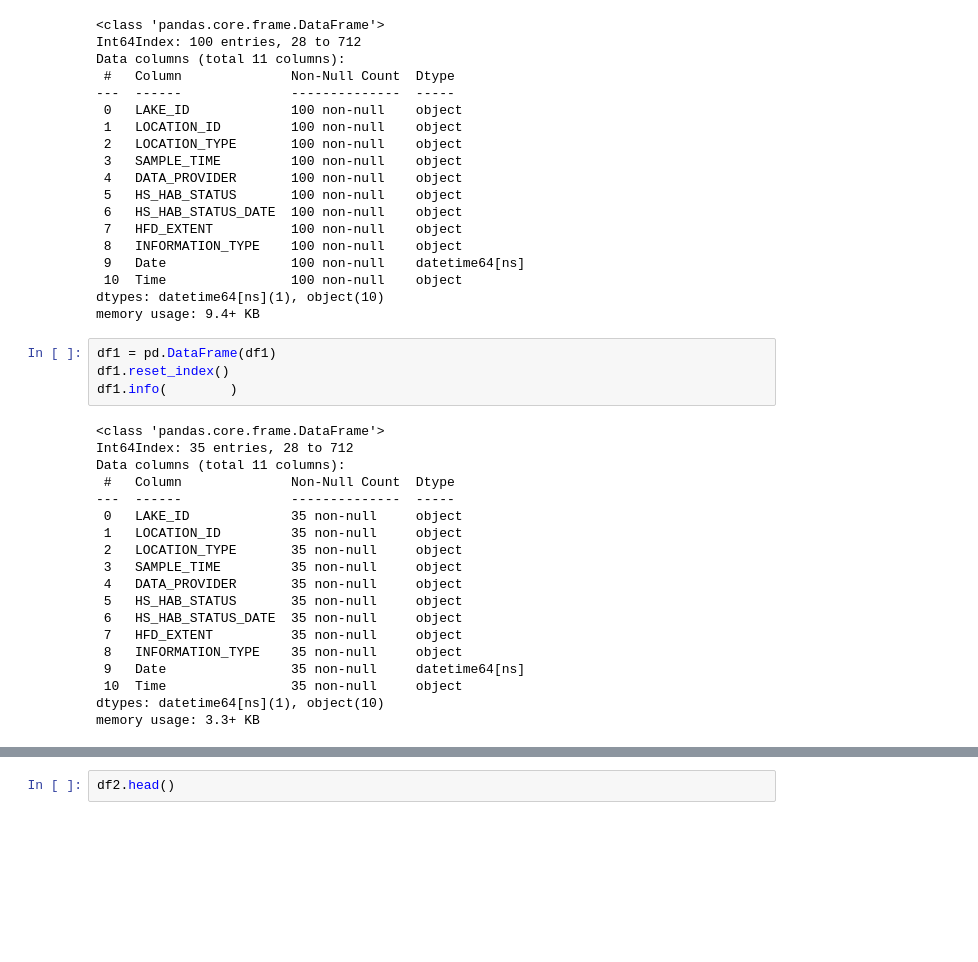
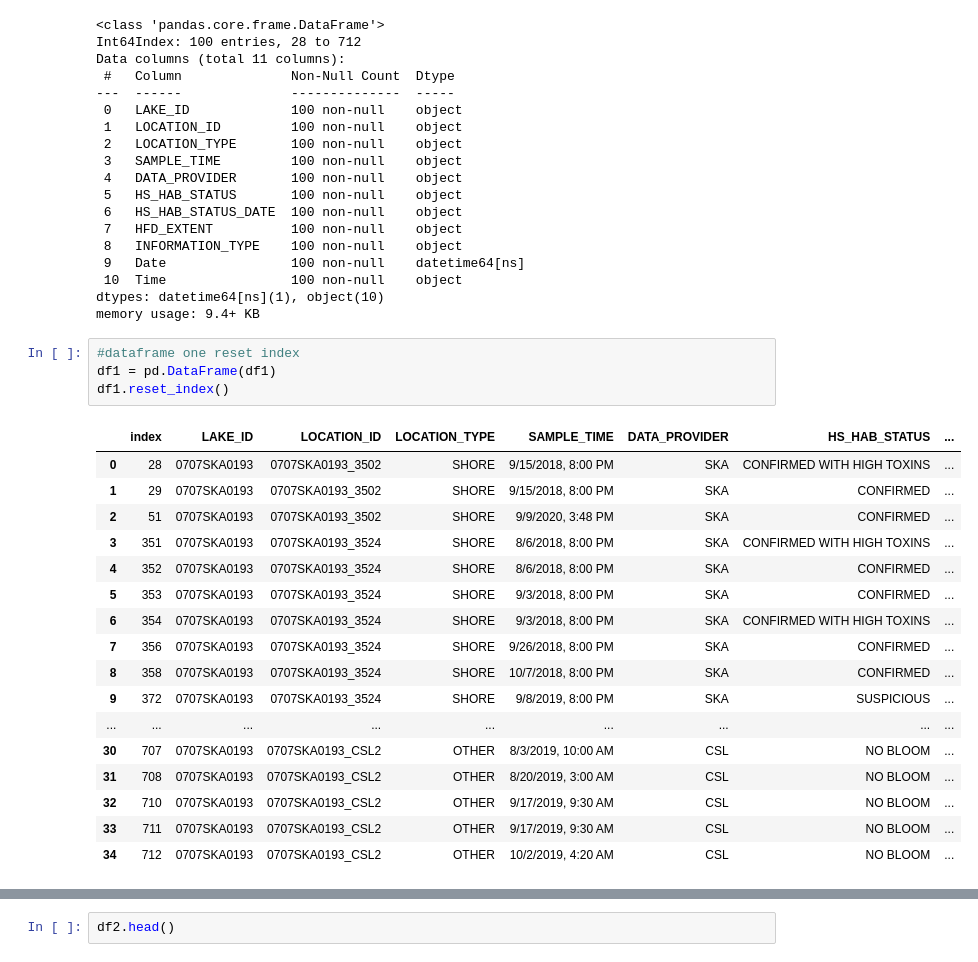
Before and after one commit to ChrisHarvey21/HABs, a Jupyter notebook: HABs.ipynb, the cells around one changed output, grey strips where cells are left out. Saved outputs shown, nothing was run; the diff lists cells and outputs as text; blank space fills up the shorter version.

```diff
--- a/HABs.ipynb
+++ b/HABs.ipynb
@@ -126,27 +111,26 @@ Data columns (total 11 columns):
 dtypes: datetime64[ns](1), object(10)
 memory usage: 9.4+ KB
 # %%
+#dataframe one reset index
 df1 = pd.DataFrame(df1)
 df1.reset_index()
-df1.info(        )
 # %% [output]
-<class 'pandas.core.frame.DataFrame'>
-Int64Index: 35 entries, 28 to 712
-Data columns (total 11 columns):
- #   Column              Non-Null Count  Dtype
----  ------              --------------  -----
- 0   LAKE_ID             35 non-null     object
- 1   LOCATION_ID         35 non-null     object
- 2   LOCATION_TYPE       35 non-null     object
- 3   SAMPLE_TIME         35 non-null     object
- 4   DATA_PROVIDER       35 non-null     object
- 5   HS_HAB_STATUS       35 non-null     object
- 6   HS_HAB_STATUS_DATE  35 non-null     object
- 7   HFD_EXTENT          35 non-null     object
- 8   INFORMATION_TYPE    35 non-null     object
- 9   Date                35 non-null     datetime64[ns]
- 10  Time                35 non-null     object
-dtypes: datetime64[ns](1), object(10)
-memory usage: 3.3+ KB
+|  | index | LAKE_ID | LOCATION_ID | LOCATION_TYPE | SAMPLE_TIME | DATA_PROVIDER | HS_HAB_STATUS | ... |
+| 0 | 28 | 0707SKA0193 | 0707SKA0193_3502 | SHORE | 9/15/2018, 8:00 PM | SKA | CONFIRMED WITH HIGH TOXINS | ... |
+| 1 | 29 | 0707SKA0193 | 0707SKA0193_3502 | SHORE | 9/15/2018, 8:00 PM | SKA | CONFIRMED | ... |
+| 2 | 51 | 0707SKA0193 | 0707SKA0193_3502 | SHORE | 9/9/2020, 3:48 PM | SKA | CONFIRMED | ... |
+| 3 | 351 | 0707SKA0193 | 0707SKA0193_3524 | SHORE | 8/6/2018, 8:00 PM | SKA | CONFIRMED WITH HIGH TOXINS | ... |
+| 4 | 352 | 0707SKA0193 | 0707SKA0193_3524 | SHORE | 8/6/2018, 8:00 PM | SKA | CONFIRMED | ... |
+| 5 | 353 | 0707SKA0193 | 0707SKA0193_3524 | SHORE | 9/3/2018, 8:00 PM | SKA | CONFIRMED | ... |
+| 6 | 354 | 0707SKA0193 | 0707SKA0193_3524 | SHORE | 9/3/2018, 8:00 PM | SKA | CONFIRMED WITH HIGH TOXINS | ... |
+| 7 | 356 | 0707SKA0193 | 0707SKA0193_3524 | SHORE | 9/26/2018, 8:00 PM | SKA | CONFIRMED | ... |
+| 8 | 358 | 0707SKA0193 | 0707SKA0193_3524 | SHORE | 10/7/2018, 8:00 PM | SKA | CONFIRMED | ... |
+| 9 | 372 | 0707SKA0193 | 0707SKA0193_3524 | SHORE | 9/8/2019, 8:00 PM | SKA | SUSPICIOUS | ... |
+| ... | ... | ... | ... | ... | ... | ... | ... | ... |
+| 30 | 707 | 0707SKA0193 | 0707SKA0193_CSL2 | OTHER | 8/3/2019, 10:00 AM | CSL | NO BLOOM | ... |
+| 31 | 708 | 0707SKA0193 | 0707SKA0193_CSL2 | OTHER | 8/20/2019, 3:00 AM | CSL | NO BLOOM | ... |
+| 32 | 710 | 0707SKA0193 | 0707SKA0193_CSL2 | OTHER | 9/17/2019, 9:30 AM | CSL | NO BLOOM | ... |
+| 33 | 711 | 0707SKA0193 | 0707SKA0193_CSL2 | OTHER | 9/17/2019, 9:30 AM | CSL | NO BLOOM | ... |
+| 34 | 712 | 0707SKA0193 | 0707SKA0193_CSL2 | OTHER | 10/2/2019, 4:20 AM | CSL | NO BLOOM | ... |
 # %%
 #change the date type of data set 2 so both can be merged together
```
Also changed, not shown: parts of 4 cells of this notebook.
